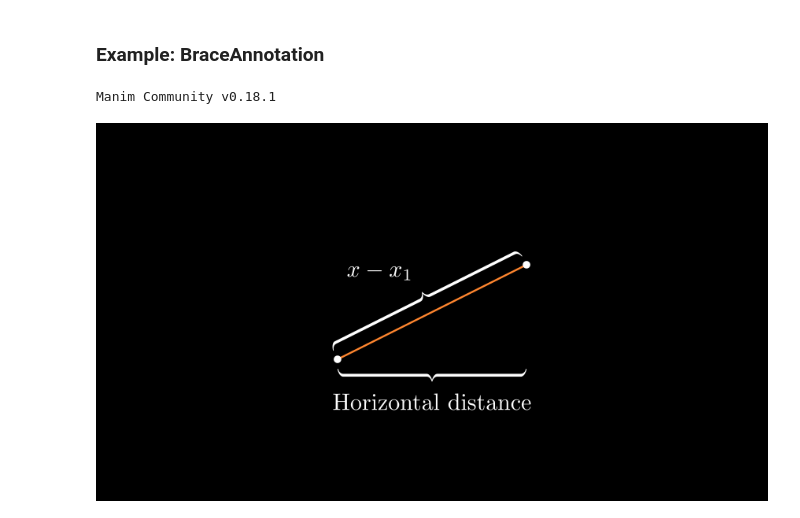
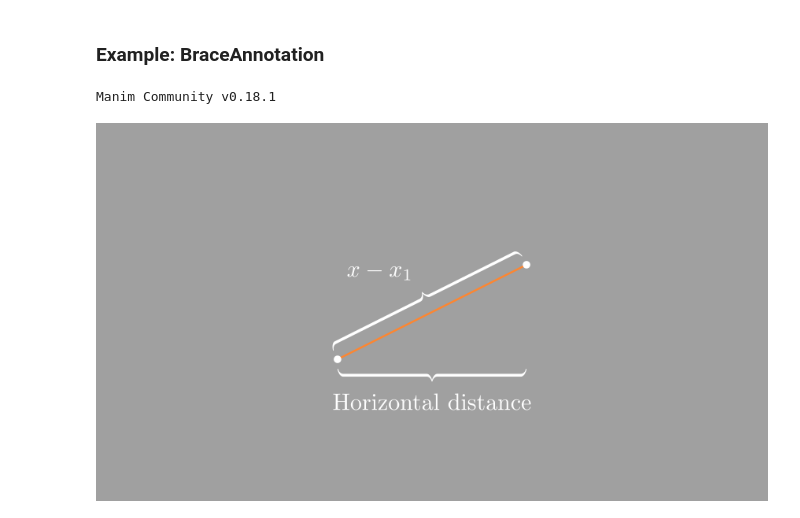
Before and after one commit to MuhammadTausif/PyComplete, a Jupyter notebook: videos/examples/manim_gallary.ipynb, the cells around one changed output. Cells and saved outputs as stored; diff of their text form; code cells hidden in the pictures.

```diff
--- a/videos/examples/manim_gallary.ipynb
+++ b/videos/examples/manim_gallary.ipynb
@@ -28,17 +28,18 @@ Manim Community v0.18.1
 # %%
 
 %%manim -ql -v WARNING BraceAnnotation
 
 class BraceAnnotation(Scene):
     def construct(self):
+        self.camera.background_color = "#a0a0a0"
         dot = Dot([-2, -1, 0])
         dot2 = Dot([2, 1, 0])
         line = Line(dot.get_center(), dot2.get_center()).set_color(ORANGE)
         b1 = Brace(line)
         b1text = b1.get_text("Horizontal distance")
         b2 = Brace(line, direction=line.copy().rotate(PI / 2).get_unit_vector())
         b2text = b2.get_tex("x-x_1")
         self.add(line, dot, dot2, b1, b2, b1text, b2text)
 # %% [output]
 Manim Community v0.18.1
-[figure, old version]
+[figure, new version]
```
Also changed, not shown: parts of 2 cells of this notebook.
